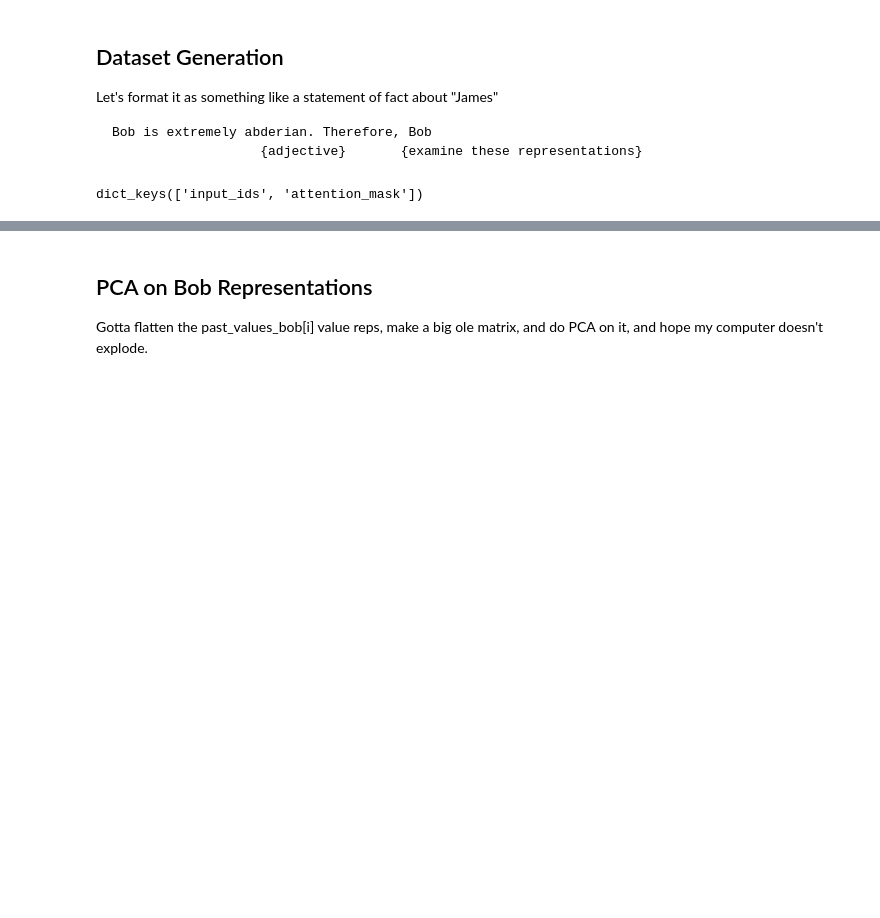
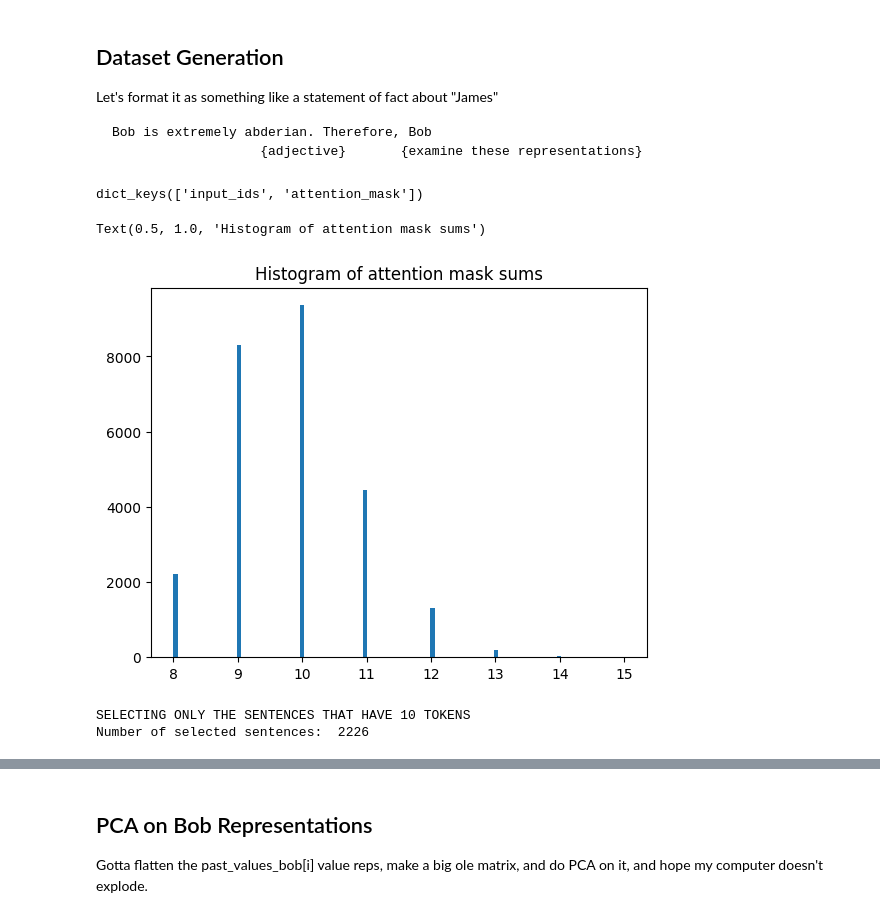
Before and after one commit to amanb2000/Emo_LLM, a Jupyter notebook: Adjective_Representation_PCA.ipynb, the cells around one changed output, grey strips where cells are left out. Saved outputs shown, nothing was run; the diff lists cells and outputs as text; code cells hidden in the pictures; blank space fills up the shorter version.

Commit message:
Work on adjective reps

````diff
--- a/Adjective_Representation_PCA.ipynb
+++ b/Adjective_Representation_PCA.ipynb
@@ -28,5 +28,7 @@ clearly/reliably. If these results are promising, we can always re-run them on
 the 8 x 7b Mistral variant.
 # %%
 # load Mistral-7b -- one of the smartest 7b model on the market
-tokenizer = AutoTokenizer.from_pretrained("mistralai/Mistral-7B-v0.1")
+tokenizer = AutoTokenizer.from_pretrained("mistralai/Mistral-7B-v0.1", add_prefix_space=True)
+tokenizer.pad_token = tokenizer.eos_token
+
 model = AutoModelForCausalLM.from_pretrained("mistralai/Mistral-7B-v0.1").to('cuda')
@@ -101,14 +114,43 @@ Bob is extremely abderian. Therefore, Bob
 ```
 # %%
 # template_string = "Alice is extremely {}. Therefore, Alice"
-template_string = "Bob is extremely {}. Therefore, Bob"
+template_string = "Bob is extremely {}, so Bob"
 
 # generate a sentence for each adjective
 sentences = [template_string.format(x) for x in adjectives]
 
 # tokenize the sentences
 tokenizer.pad_token = tokenizer.eos_token
-input_ids = tokenizer(sentences, return_tensors="pt", padding=True, truncation=True, max_length=128)
+input_ids = tokenizer(sentences,
+                      return_tensors="pt",
+                      padding=True,
+                      truncation=True,
+                      max_length=128,
+                      add_special_tokens=True,
+                      return_attention_mask=True)
 input_ids.keys()
 # %% [output]
 dict_keys(['input_ids', 'attention_mask'])
+# %%
+x = input_ids['attention_mask'].sum(1)
+# histogram of x
+plt.hist(x.numpy(), bins=100)
+plt.title("Histogram of attention mask sums")
+# %% [output]
+Text(0.5, 1.0, 'Histogram of attention mask sums')
+[figure, added]
+# %%
+print("SELECTING ONLY THE SENTENCES THAT HAVE 10 TOKENS")
+selection_mask = x == 8
+
+# select the sentences that have 10 tokens
+input_ids['input_ids'] = input_ids['input_ids'][selection_mask]
+input_ids['attention_mask'] = input_ids['attention_mask'][selection_mask]
+
+# adjectives selection
+adjectives = [adjectives[i] for i in range(len(adjectives)) if selection_mask[i]]
+
+print("Number of selected sentences: ", input_ids['input_ids'].shape[0])
+# %% [output]
+SELECTING ONLY THE SENTENCES THAT HAVE 10 TOKENS
+Number of selected sentences:  2226
````
Also changed, not shown: parts of 27 cells of this notebook.
